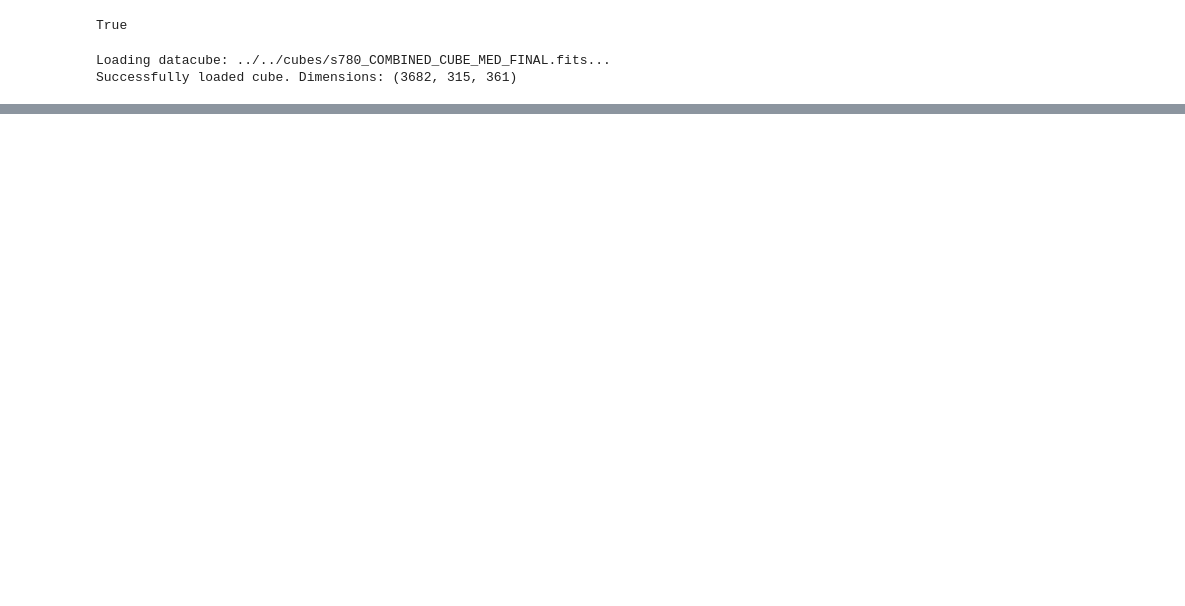
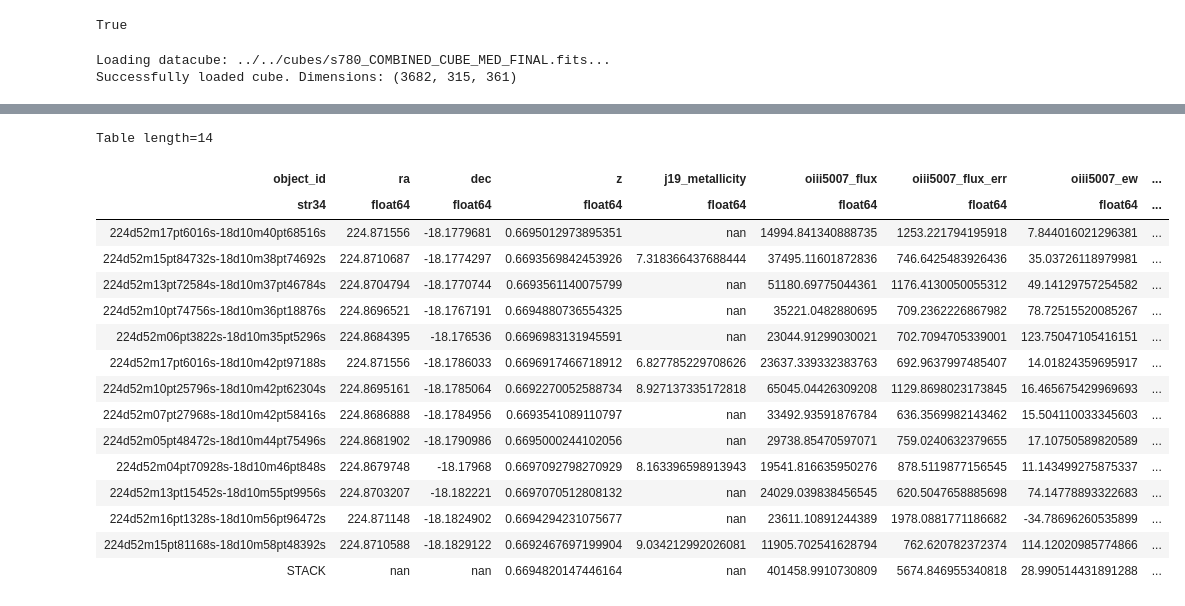
Before and after one commit to 0hardytom/eelgs, a Jupyter notebook: notebooks/week3/O3_finder.ipynb, the cells around one changed output, grey strips where cells are left out. Drawn from its saved outputs; the diff is of its cells as text; code cells hidden in the pictures; blank space fills up the shorter version.

```diff
--- a/notebooks/week3/O3_finder.ipynb
+++ b/notebooks/week3/O3_finder.ipynb
@@ -212,8 +214,8 @@ class museCube:
         return True
 
     def init_table(self, cnames=None):
-        self.column_names = ['object_id', 'ra', 'dec','z'] if cnames==None else cnames
-        self.top = ['object_id', 'ra', 'dec','z']
+        self.column_names = ['object_id', 'ra', 'dec','z','j19_metallicity'] if cnames==None else cnames
+        self.top = ['object_id', 'ra', 'dec','z', 'j19_metallicity']
         self.meta = ['flux','flux_err', 'ew','ew_err', 'centroid', 'fwhm']
         for key, _ in self.rest_lambdas.items():
             for m in self.meta:
@@ -447,7 +449,7 @@ class museCube:
         rest_spectrum = self.deredshift_spectrum(obj_spectrum, obj_z)
         self.rest_spectra[id] = rest_spectrum
 
-        self.ex_table.add_row((obj_row+(len(self.column_names)-len(self.top))*[np.nan]))
+        self.ex_table.add_row((obj_row+(len(self.column_names)-len(self.top)+1)*[np.nan]))
 
         # plot main spectrum and continuum #
         if plot:
@@ -506,6 +508,13 @@ class museCube:
                     locd_row['oiii5007_'+linename+'_ratio'] = np.nan
                     locd_row['oiii5007_'+linename+'_ratio_err'] = np.nan
 
+        pxy = self.ex_table.loc[id]
+        pxy['j19_metallicity'] = cjm19(pxy['oiii5007_flux'],
+                                       pxy['oiii4959_flux'],
+                                       pxy['oii3726_flux'],
+                                       pxy['oii3729_flux'],
+                                       pxy['hbeta_flux'])
+
 
     def stack_and_fit_spectra(self, plot=True):
         if not self.rest_spectra:
@@ -536,7 +545,7 @@ class museCube:
             self.ex_table.remove_row(idx)
 
         obj_row = [id, np.nan, np.nan, mean_z]
-        self.ex_table.add_row((obj_row + (len(self.column_names) - len(self.top)) * [np.nan]))
+        self.ex_table.add_row((obj_row + (len(self.column_names) - len(self.top)+1) * [np.nan]))
 
         # Fit individual lines
         linefits = []
@@ -620,0 +639,20 @@ test.process_multiple_ds9('s780_coords.csv')
+# %%
+test.ex_table
+# %% [output]
+Table length=14
+| object_id | ra | dec | z | j19_metallicity | oiii5007_flux | oiii5007_flux_err | oiii5007_ew | ... |
+| str34 | float64 | float64 | float64 | float64 | float64 | float64 | float64 | ... |
+| 224d52m17pt6016s-18d10m40pt68516s | 224.871556 | -18.1779681 | 0.6695012973895351 | nan | 14994.841340888735 | 1253.221794195918 | 7.844016021296381 | ... |
+| 224d52m15pt84732s-18d10m38pt74692s | 224.8710687 | -18.1774297 | 0.6693569842453926 | 7.318366437688444 | 37495.11601872836 | 746.6425483926436 | 35.03726118979981 | ... |
+| 224d52m13pt72584s-18d10m37pt46784s | 224.8704794 | -18.1770744 | 0.6693561140075799 | nan | 51180.69775044361 | 1176.4130050055312 | 49.14129757254582 | ... |
+| 224d52m10pt74756s-18d10m36pt18876s | 224.8696521 | -18.1767191 | 0.6694880736554325 | nan | 35221.0482880695 | 709.2362226867982 | 78.72515520085267 | ... |
+| 224d52m06pt3822s-18d10m35pt5296s | 224.8684395 | -18.176536 | 0.6696983131945591 | nan | 23044.91299030021 | 702.7094705339001 | 123.75047105416151 | ... |
+| 224d52m17pt6016s-18d10m42pt97188s | 224.871556 | -18.1786033 | 0.6696917466718912 | 6.827785229708626 | 23637.339332383763 | 692.9637997485407 | 14.01824359695917 | ... |
+| 224d52m10pt25796s-18d10m42pt62304s | 224.8695161 | -18.1785064 | 0.6692270052588734 | 8.927137335172818 | 65045.04426309208 | 1129.8698023173845 | 16.465675429969693 | ... |
+| 224d52m07pt27968s-18d10m42pt58416s | 224.8686888 | -18.1784956 | 0.6693541089110797 | nan | 33492.93591876784 | 636.3569982143462 | 15.504110033345603 | ... |
+| 224d52m05pt48472s-18d10m44pt75496s | 224.8681902 | -18.1790986 | 0.6695000244102056 | nan | 29738.85470597071 | 759.0240632379655 | 17.10750589820589 | ... |
+| 224d52m04pt70928s-18d10m46pt848s | 224.8679748 | -18.17968 | 0.6697092798270929 | 8.163396598913943 | 19541.816635950276 | 878.5119877156545 | 11.143499275875337 | ... |
+| 224d52m13pt15452s-18d10m55pt9956s | 224.8703207 | -18.182221 | 0.6697070512808132 | nan | 24029.039838456545 | 620.5047658885698 | 74.14778893322683 | ... |
+| 224d52m16pt1328s-18d10m56pt96472s | 224.871148 | -18.1824902 | 0.6694294231075677 | nan | 23611.10891244389 | 1978.0881771186682 | -34.78696260535899 | ... |
+| 224d52m15pt81168s-18d10m58pt48392s | 224.8710588 | -18.1829122 | 0.6692467697199904 | 9.034212992026081 | 11905.702541628794 | 762.620782372374 | 114.12020985774866 | ... |
+| STACK | nan | nan | 0.6694820147446164 | nan | 401458.9910730809 | 5674.846955340818 | 28.990514431891288 | ... |
```
Also changed, not shown: parts of 2 cells of this notebook, 2 other files.
